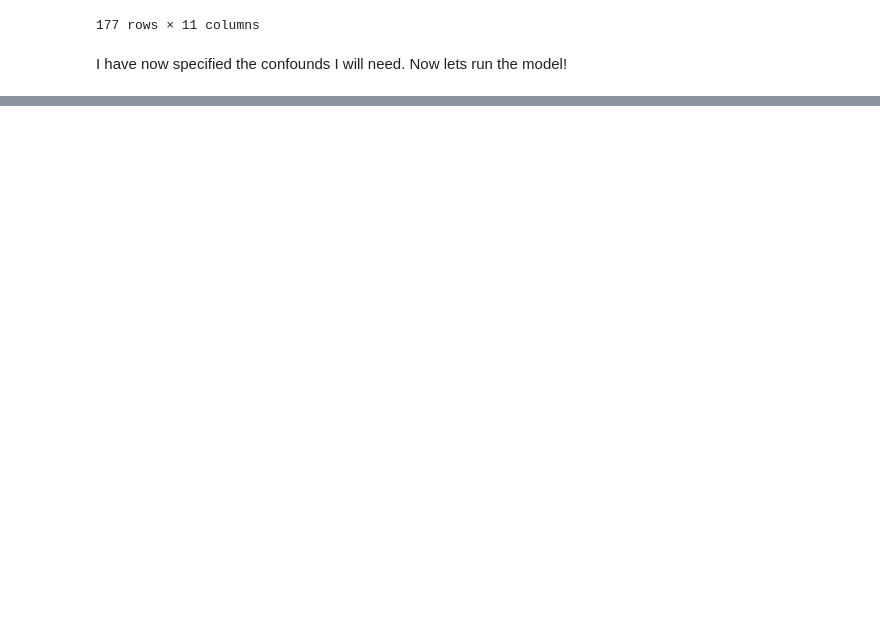
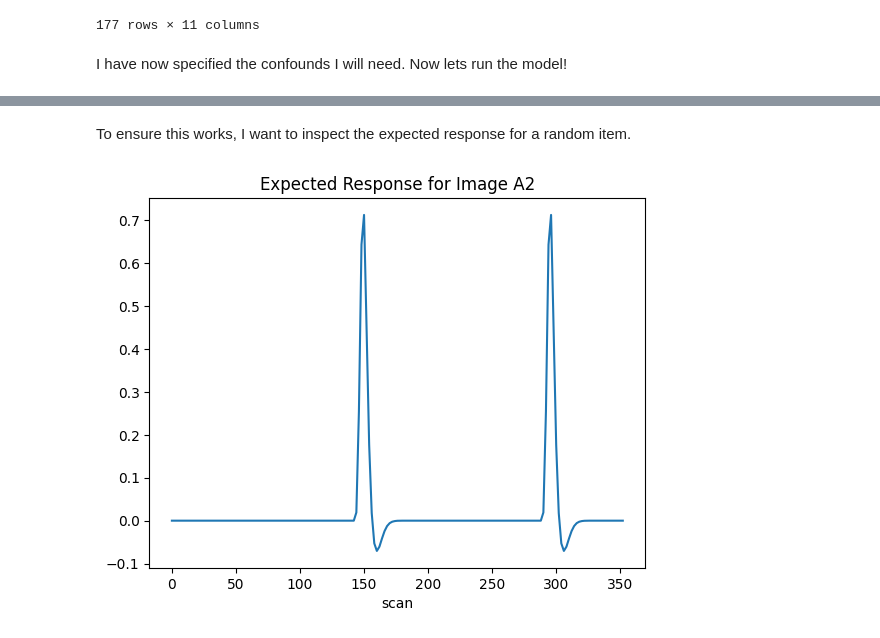
Before and after one commit to tchaase/research-internship-2022, a Jupyter notebook: code/linear_model.ipynb, the cells around one changed output, grey strips where cells are left out. Drawn from its saved outputs; the diff is of its cells as text; code cells hidden in the pictures; blank space fills up the shorter version.

```diff
--- a/code/linear_model.ipynb
+++ b/code/linear_model.ipynb
@@ -187,0 +196,9 @@ plt.show()
+# %% [markdown]
+To ensure this works, I want to inspect the expected response for a random item.
+# %%
+plt.plot(design_matrix['A2'])
+plt.xlabel('scan')
+plt.title('Expected Response for Image A2')
+plt.show()
+# %% [output]
+[figure, added]
```
Also changed, not shown: parts of 29 cells of this notebook.
